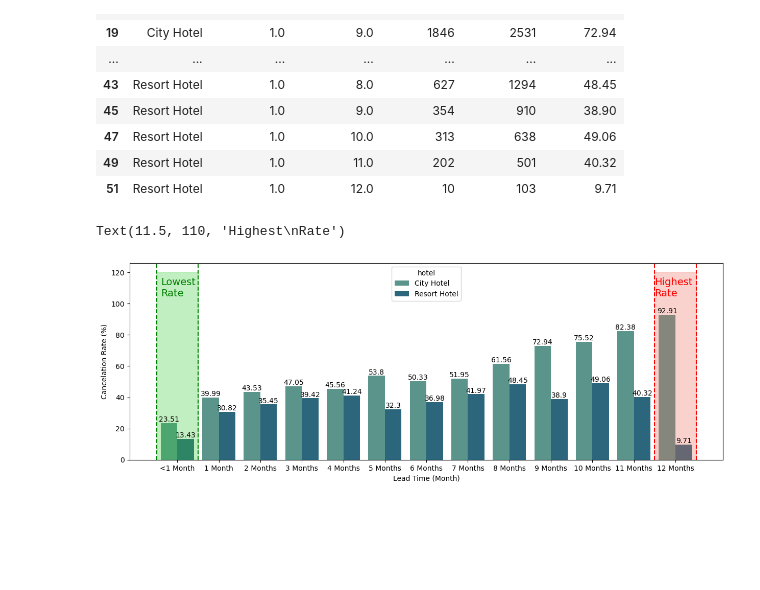
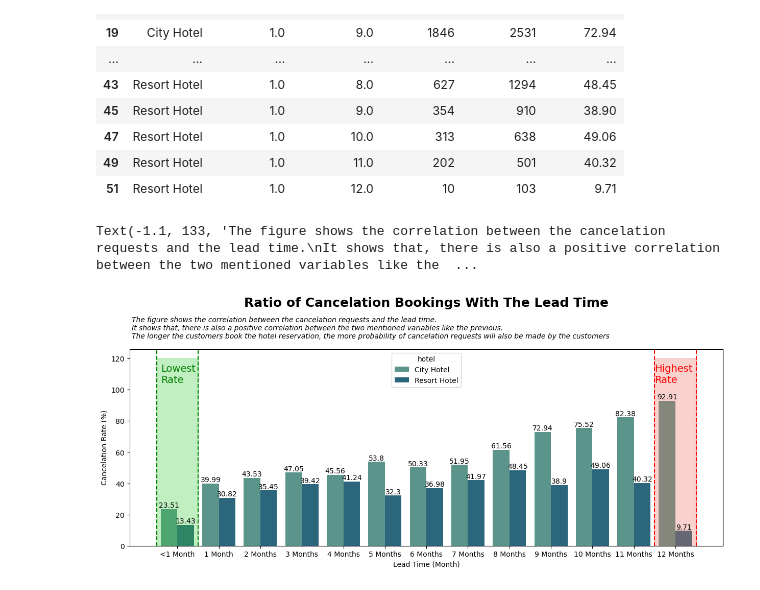
Before and after one commit to FluffyArc/hotel_booking_analysis, a Jupyter notebook: hotel_booking.ipynb, the cells around one changed output. Saved outputs shown, nothing was run; the diff lists cells and outputs as text; code cells hidden in the pictures; blank space fills up the shorter version.

```diff
--- a/hotel_booking.ipynb
+++ b/hotel_booking.ipynb
@@ -583,26 +583,34 @@ task4_df
 # %%
 plt.figure(figsize=(15,5))
 fig_4 = sns.barplot(data=task4_df, x='lead_months', y='percentage', hue='hotel', palette='crest')
 
 for i in range(2):
     fig_4.bar_label(fig_4.containers[i])
 
 plt.xlabel('Lead Time (Month)')
 plt.ylabel('Cancelation Rate (%)')
 plt.xticks(np.arange(13),[
     '<1 Month', '1 Month', '2 Months', '3 Months', '4 Months', '5 Months', '6 Months', '7 Months', '8 Months',
     '9 Months', '10 Months', '11 Months', '12 Months'
            ])
 
 plt.axvline(-0.5, ls='--', color='green')
 plt.axvline(0.5, ls='--', color='green')
 plt.stackplot(np.arange(-0.5,1.5), [[120]], color='limegreen', alpha=0.3)
 plt.text(x=-0.4, y=110, s='Lowest\nRate', fontsize=14, color='green', va='center')
 
 plt.axvline(11.5, ls='--', color='red')
 plt.axvline(12.5, ls='--', color='red')
 plt.stackplot(np.arange(11.5,13.5), [[120]], color='#ed6a5e', alpha=0.3)
 plt.text(x=11.5, y=110, s='Highest\nRate', fontsize=14, color='red', va='center')
+
+plt.title('Ratio of Cancelation Bookings With The Lead Time',
+         fontsize=18, color='black', weight='bold', pad=60)
+plt.text(x=-1.1, y=133, s='The figure shows the correlation between the cancelation requests and the lead time.\n'
+         'It shows that, there is also a positive correlation between the two mentioned variables like the previous.\n'
+         'The longer the customers book the hotel reservation, the more probability of cancelation requests will also be made by the customers'
+         ,
+        fontsize=10, style='italic')
 # %% [output]
-Text(11.5, 110, 'Highest\nRate')
+Text(-1.1, 133, 'The figure shows the correlation between the cancelation requests and the lead time.\nIt shows that, there is also a positive correlation between the two mentioned variables like the  ...
-[figure, old version]
+[figure, new version]
```
